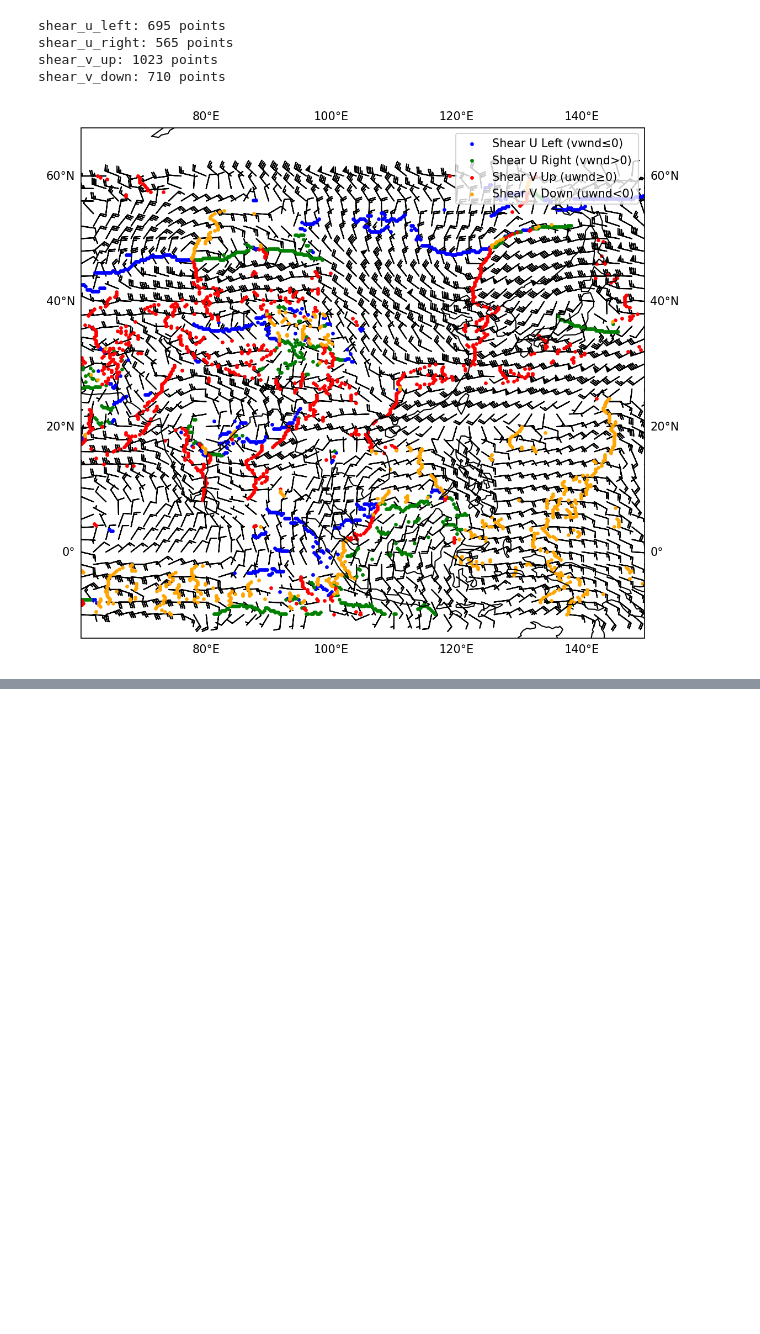
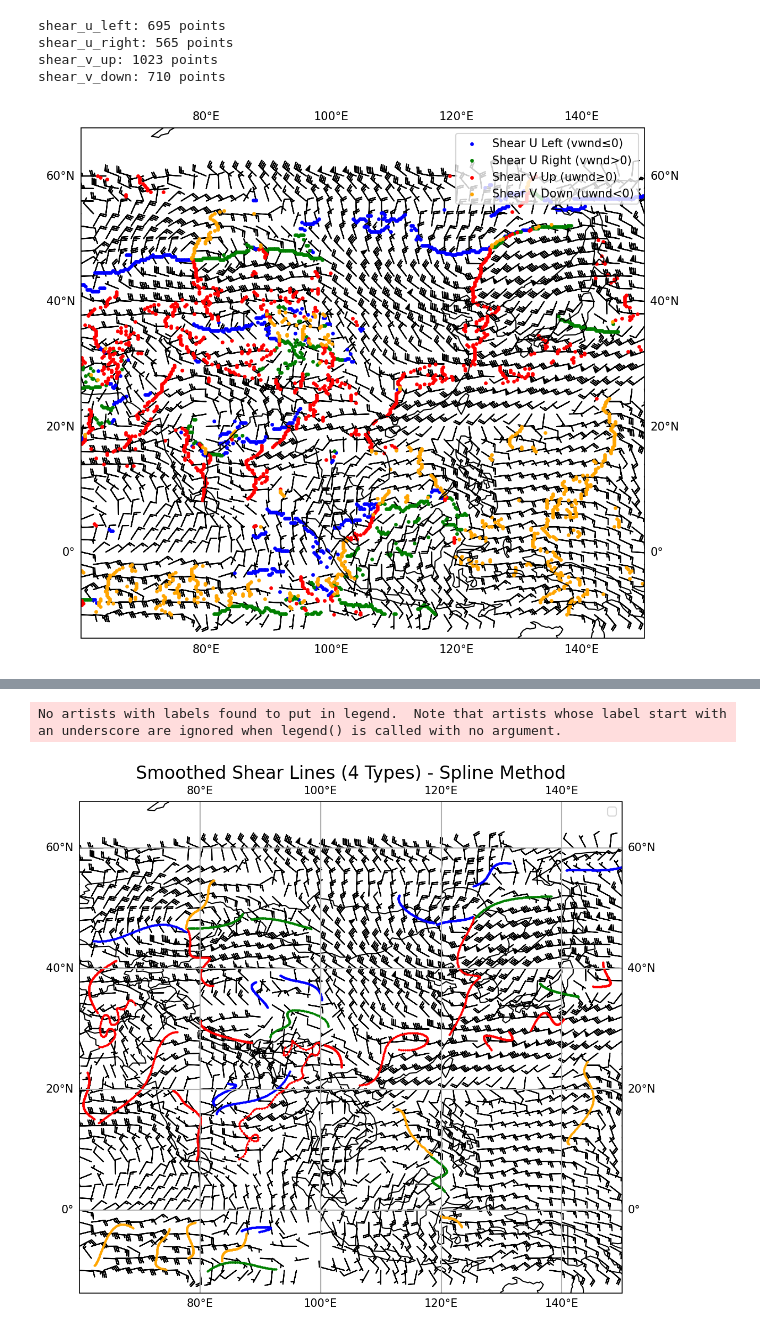
Before and after one commit to hanchyhill/weather-system-identification, a Jupyter notebook: src/trough.ipynb, the cells around one changed output, grey strips where cells are left out. Cells and saved outputs as stored; diff of their text form; code cells hidden in the pictures; blank space fills up the shorter version.

```diff
--- a/src/trough.ipynb
+++ b/src/trough.ipynb
@@ -508,7 +602,8 @@ df_lines
 # %%
 def process_and_plot_shear_lines(points, interval_dis, length_min, smoothness,
                                   vorticity_threshold, wind_speed_threshold,
-                                  angle_threshold, color, linewidth, label, ax):
+                                  angle_threshold, color, linewidth, label, ax,
+                                  smooth_method='spline', num_points=100, num_control_points=None):
     """
     处理切变点数据并绘制切变线的通用函数
 
@@ -516,7 +611,7 @@ def process_and_plot_shear_lines(points, interval_dis, length_min, smoothness,
     - points: 切变点数组
     - interval_dis: 连接阈值距离
     - length_min: 最小线段长度
-    - smoothness: 平滑参数
+    - smoothness: 平滑参数（用于spline方法）
     - vorticity_threshold: 涡度过滤阈值
     - wind_speed_threshold: 风速过滤阈值
     - angle_threshold: 角度过滤阈值
@@ -524,6 +619,9 @@ def process_and_plot_shear_lines(points, interval_dis, length_min, smoothness,
     - linewidth: 线宽
     - label: 图例标签
     - ax: matplotlib轴对象
+    - smooth_method: str, 平滑方法，可选 'spline' 或 'bezier'，默认 'spline'
+    - num_points: int, 平滑后的点数（用于bezier方法），默认100
+    - num_control_points: int 或 None, 贝塞尔曲线的控制点数量（仅用于bezier方法），默认为None（使用所有点）
     """
     lines = form_lines(points, interval_dis, length_min)
     lines_attr = add_meteorological_attributes(lines, uwnd, vwnd)
@@ -536,8 +634,12 @@ def process_and_plot_shear_lines(points, interval_dis, length_min, smoothness,
         (df_lines['angle'] < angle_threshold)
     ].reset_index(drop=True)
 
-    # 平滑处理
-    smoothed_lines = smooth_lines(filtered_df['line'], smoothness=smoothness)
+    # 根据选择的方法进行平滑处理
+    if smooth_method == 'bezier':
+        smoothed_lines = smooth_lines_Bezier(filtered_df['line'], num_points=num_points,
+                                             num_control_points=num_control_points)
+    else:  # 默认使用 spline
+        smoothed_lines = smooth_lines(filtered_df['line'], smoothness=smoothness)
 
     # 绘制
     for line in smoothed_lines:
@@ -560,35 +662,49 @@ ax.barbs(longitude[::skip], latitude[::skip], uwnd[::skip,::skip], vwnd[::skip,:
 
 # 参数设置
 interval_dis = 2.0
 length_min = 6
 smoothness = 6
+smooth_method = 'spline'  # 可选 'spline' 或 'bezier'
+num_points = 100  # Bezier曲线点数（平滑后的点数）
+num_control_points = 6  # Bezier曲线控制点数量（None表示使用所有原始点）
 
 # 处理并绘制四种切变线
 # shear_u_left: vwnd <= 0 (蓝色)
 process_and_plot_shear_lines(shear_u_left, interval_dis, length_min, smoothness,
                               vorticity_threshold=1.0, wind_speed_threshold=2.0,
                               angle_threshold=90, color='blue', linewidth=1.0,
-                              label='Shear U Left', ax=ax)
+                              label='Shear U Left', ax=ax,
+                              smooth_method=smooth_method, num_points=num_points,
+                              num_control_points=num_control_points)
 
 # shear_u_right: vwnd > 0 (绿色)
 process_and_plot_shear_lines(shear_u_right, interval_dis, length_min, smoothness,
                               vorticity_threshold=1.0, wind_speed_threshold=2.0,
                               angle_threshold=90, color='green', linewidth=1.0,
-                              label='Shear U Right', ax=ax)
+                              label='Shear U Right', ax=ax,
+                              smooth_method=smooth_method, num_points=num_points,
+                              num_control_points=num_control_points)
 
 # shear_v_up: uwnd >= 0 (红色)
 process_and_plot_shear_lines(shear_v_up, interval_dis, length_min, smoothness,
                               vorticity_threshold=1.0, wind_speed_threshold=3.0,
                               angle_threshold=90, color='red', linewidth=1.0,
-                              label='Shear V Up', ax=ax)
+                              label='Shear V Up', ax=ax,
+                              smooth_method=smooth_method, num_points=num_points,
+                              num_control_points=num_control_points)
 
 # shear_v_down: uwnd < 0 (橙色)
 process_and_plot_shear_lines(shear_v_down, interval_dis, length_min, smoothness,
                               vorticity_threshold=1.0, wind_speed_threshold=3.0,
                               angle_threshold=90, color='orange', linewidth=1.0,
-                              label='Shear V Down', ax=ax)
+                              label='Shear V Down', ax=ax,
+                              smooth_method=smooth_method, num_points=num_points,
+                              num_control_points=num_control_points)
 
 ax.gridlines(draw_labels=True, linewidth=1)
 ax.legend(loc='upper right')
-plt.title('Smoothed Shear Lines (4 Types)', fontsize=16)
+plt.title(f'Smoothed Shear Lines (4 Types) - {smooth_method.capitalize()} Method', fontsize=16)
 plt.show()
+# %% [output]
+No artists with labels found to put in legend.  Note that artists whose label start with an underscore are ignored when legend() is called with no argument.
+[figure, added]
```
Also changed, not shown: parts of 7 cells of this notebook, 6 other files.
